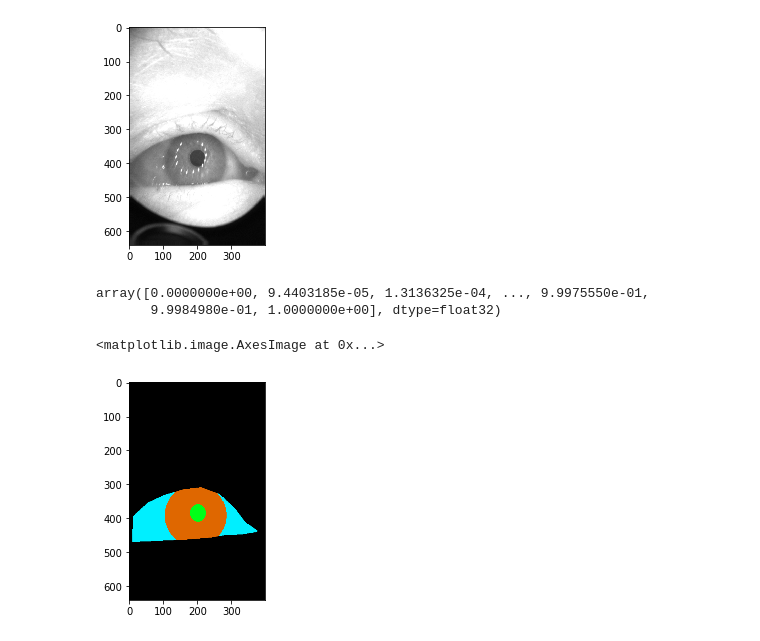
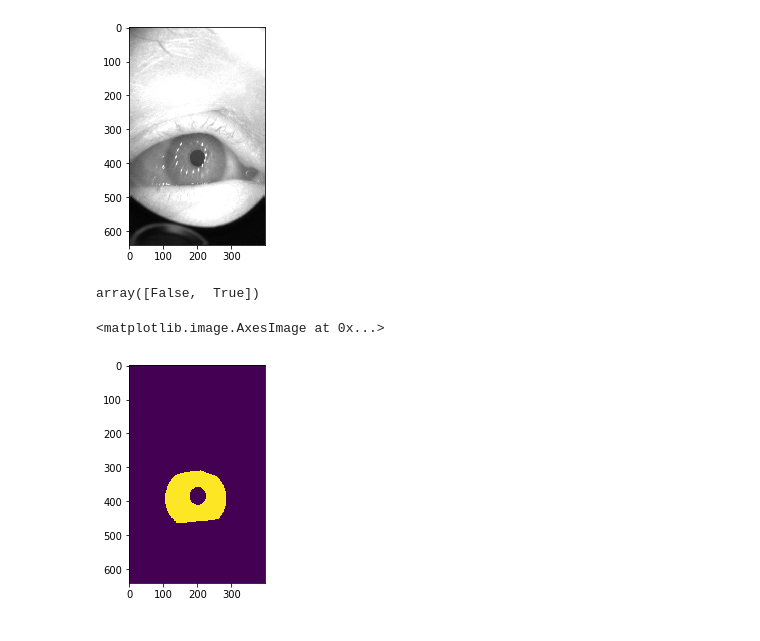
Before and after one commit to Choapinus/keras_unet_multiclass, a Jupyter notebook: notebooks/check_data_generators.ipynb, the cells around one changed output. Drawn from its saved outputs; the diff is of its cells as text; code cells hidden in the pictures.

```diff
--- a/notebooks/check_data_generators.ipynb
+++ b/notebooks/check_data_generators.ipynb
@@ -28,12 +28,12 @@ dp = data_preprocess(
     train_path=train_path,image_folder=image_folder,label_folder=label_folder,
     valid_path=valid_path,valid_image_folder=valid_image_folder,valid_label_folder=valid_label_folder,
     flag_multi_class=flag_multi_class, num_classes=num_classes, img_rows=640, img_cols=400,
-    test_path=test_image_folder
+    test_path=test_image_folder, csv_name='class_dict.csv'
 )
 # %% [markdown]
 ## Train Generator
 # %%
-img, lb = next(dp.trainGenerator(1))
+img, lb = next(dp.trainGenerator(batch_size=1))
 img.shape, lb.shape
 # %% [output]
 Found 421 images belonging to 1 classes.
@@ -94,10 +94,9 @@ plt.imshow(img[0])
 # %%
 np.unique(lb[0])
 # %% [output]
-array([0.0000000e+00, 9.4403185e-05, 1.3136325e-04, ..., 9.9975550e-01,
-       9.9984980e-01, 1.0000000e+00], dtype=float32)
+array([False,  True])
 # %%
-plt.imshow(lb[0])
+plt.imshow(lb[0,:,:,2].astype(np.float32))
 # %% [output]
 <matplotlib.image.AxesImage at 0x...>
-[figure, old version]
+[figure, new version]
```
Also changed, not shown: parts of 5 cells of this notebook, 9 other files.
